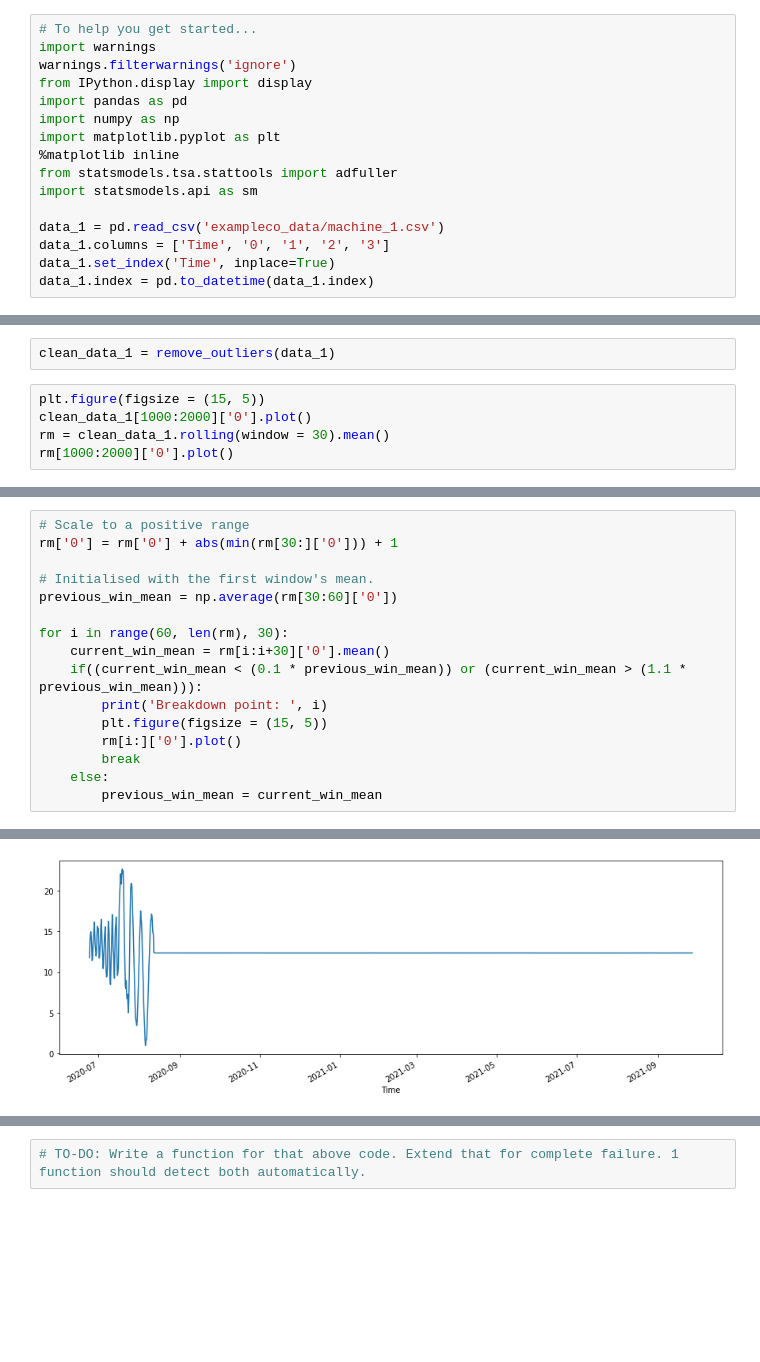
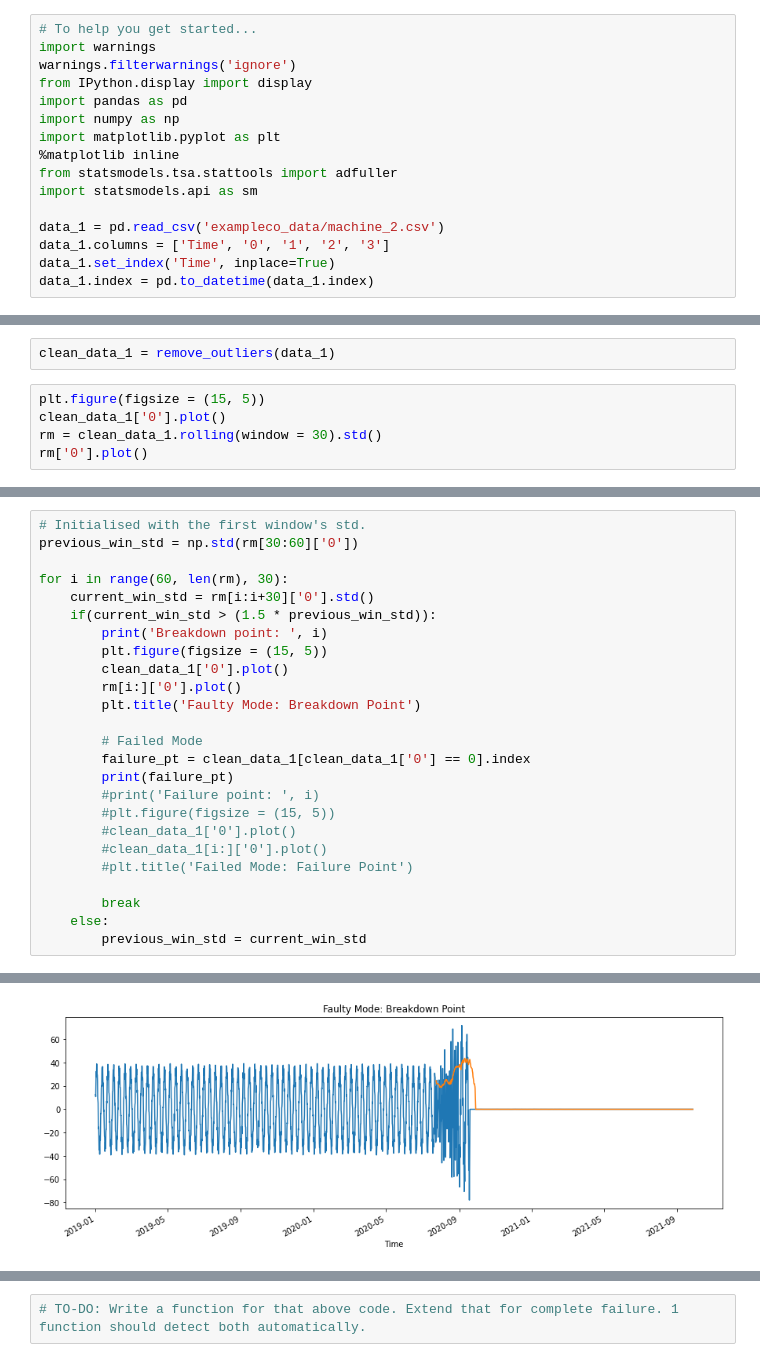
Before and after one commit to abhilampard/Time-Series-Fault-Prediction, a Jupyter notebook: Abhishek Patil - DS Challenge.ipynb, the cells around one changed output, grey strips where cells are left out. Saved outputs shown, nothing was run; the diff lists cells and outputs as text; blank space fills up the shorter version.

```diff
--- a/Abhishek Patil - DS Challenge.ipynb
+++ b/Abhishek Patil - DS Challenge.ipynb
@@ -10,7 +10,7 @@ import matplotlib.pyplot as plt
 from statsmodels.tsa.stattools import adfuller
 import statsmodels.api as sm
 
-data_1 = pd.read_csv('exampleco_data/machine_1.csv')
+data_1 = pd.read_csv('exampleco_data/machine_2.csv')
 data_1.columns = ['Time', '0', '1', '2', '3']
 data_1.set_index('Time', inplace=True)
 data_1.index = pd.to_datetime(data_1.index)
@@ -69,8 +69,8 @@ def remove_outliers(df):
 clean_data_1 = remove_outliers(data_1)
 # %%
 plt.figure(figsize = (15, 5))
-clean_data_1[1000:2000]['0'].plot()
-rm = clean_data_1.rolling(window = 30).mean()
-rm[1000:2000]['0'].plot()
+clean_data_1['0'].plot()
+rm = clean_data_1.rolling(window = 30).std()
+rm['0'].plot()
 # %% [output]
 <matplotlib.axes._subplots.AxesSubplot at 0x...>
@@ -78,17 +89,26 @@ rm[1000:2000]['0'].plot()
 # %%
-# Scale to a positive range
-rm['0'] = rm['0'] + abs(min(rm[30:]['0'])) + 1
-
-# Initialised with the first window's mean.
-previous_win_mean = np.average(rm[30:60]['0'])
+# Initialised with the first window's std.
+previous_win_std = np.std(rm[30:60]['0'])
 
 for i in range(60, len(rm), 30):
-    current_win_mean = rm[i:i+30]['0'].mean()
-    if((current_win_mean < (0.1 * previous_win_mean)) or (current_win_mean > (1.1 * previous_win_mean))):
+    current_win_std = rm[i:i+30]['0'].std()
+    if(current_win_std > (1.5 * previous_win_std)):
         print('Breakdown point: ', i)
         plt.figure(figsize = (15, 5))
+        clean_data_1['0'].plot()
         rm[i:]['0'].plot()
+        plt.title('Faulty Mode: Breakdown Point')
+
+        # Failed Mode
+        failure_pt = clean_data_1[clean_data_1['0'] == 0].index
+        print(failure_pt)
+        #print('Failure point: ', i)
+        #plt.figure(figsize = (15, 5))
+        #clean_data_1['0'].plot()
+        #clean_data_1[i:]['0'].plot()
+        #plt.title('Failed Mode: Failure Point')
+
         break
     else:
-        previous_win_mean = current_win_mean
+        previous_win_std = current_win_std
 # %% [output]
@@ -96 +117 @@ Breakdown point:  1620
-[figure, old version]
+[figure, new version]
```
Also changed, not shown: parts of 6 cells of this notebook.
